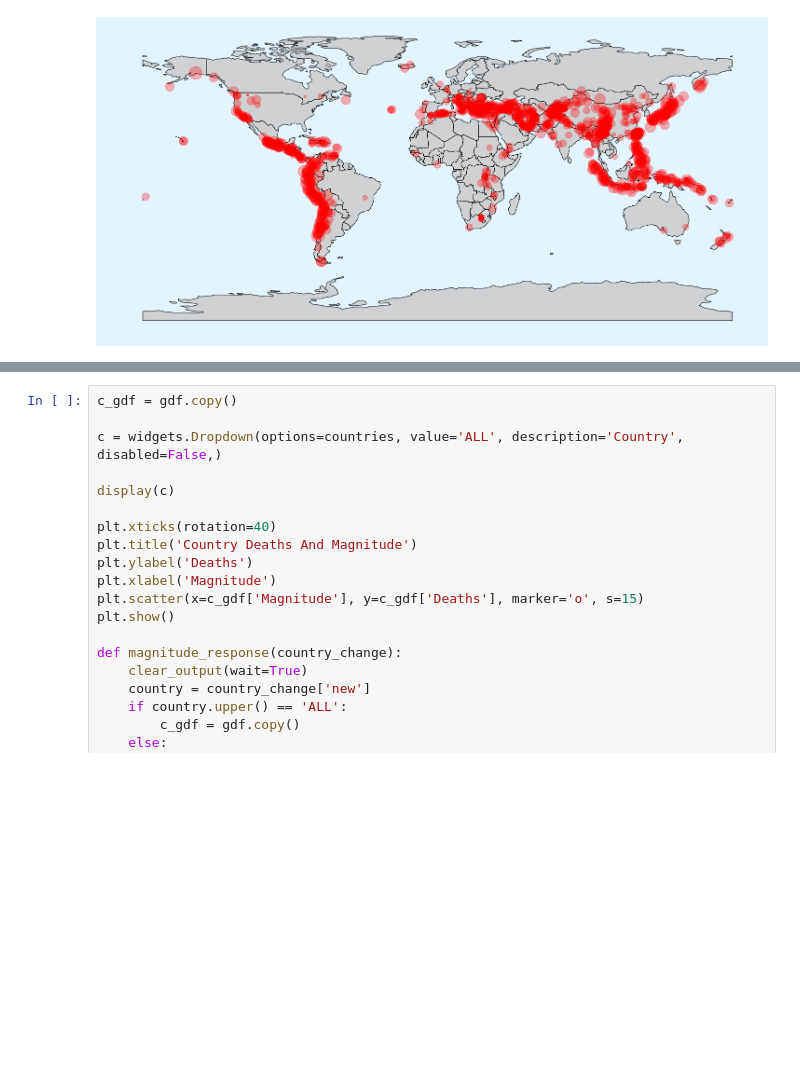
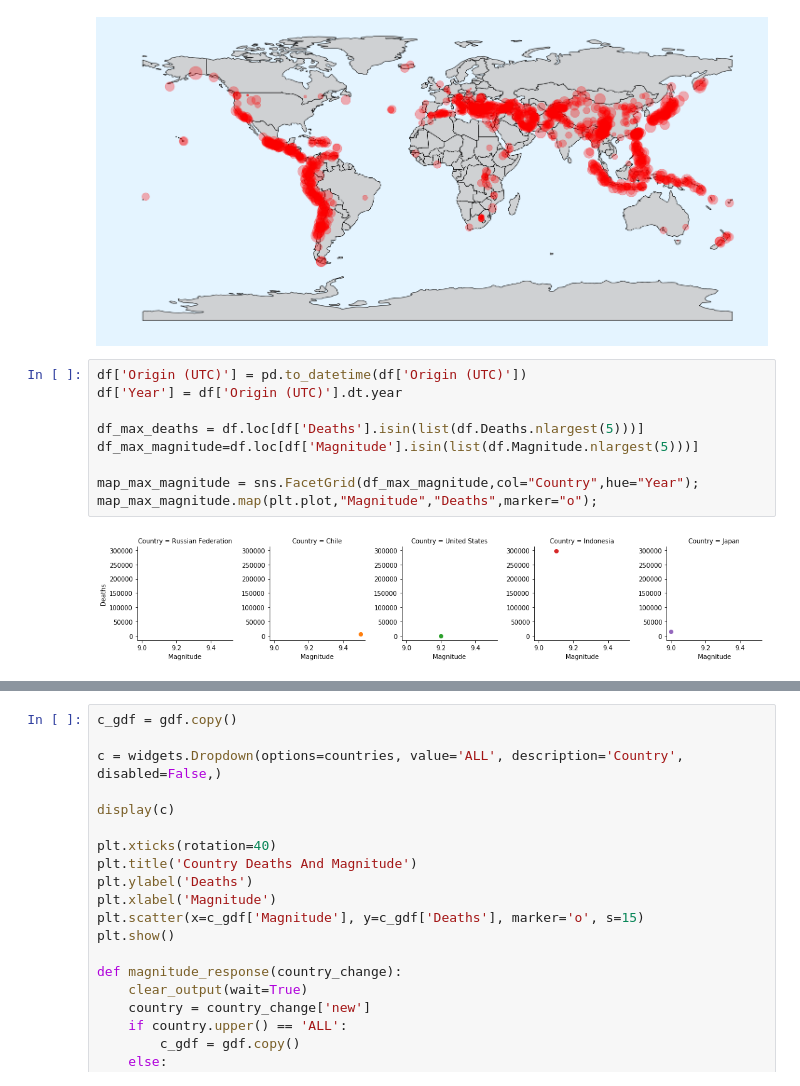
Before and after one commit to DataScienceBS/data-question-3-tornado-bombers, a Jupyter notebook: final.ipynb, the cells around one changed output, grey strips where cells are left out. Cells and saved outputs as stored; diff of their text form; blank space fills up the shorter version.

```diff
--- a/final.ipynb
+++ b/final.ipynb
@@ -230,3 +231,14 @@ Failed to display Jupyter Widget of type HBox.
 If you're reading this message in the Jupyter Notebook or JupyterLab Notebook, it may mean that the widgets JavaScript is still loading. If this message persists, it likely means that the widgets Java ...
 If you're reading this message in another frontend (for example, a static rendering on GitHub or NBViewer), it may mean that your frontend doesn't currently support widgets.
 [figure]
+# %%
+df['Origin (UTC)'] = pd.to_datetime(df['Origin (UTC)'])
+df['Year'] = df['Origin (UTC)'].dt.year
+
+df_max_deaths = df.loc[df['Deaths'].isin(list(df.Deaths.nlargest(5)))]
+df_max_magnitude=df.loc[df['Magnitude'].isin(list(df.Magnitude.nlargest(5)))]
+
+map_max_magnitude = sns.FacetGrid(df_max_magnitude,col="Country",hue="Year");
+map_max_magnitude.map(plt.plot,"Magnitude","Deaths",marker="o");
+# %% [output]
+[figure, added]
```
Also changed, not shown: parts of 11 cells of this notebook, 1 other file.
